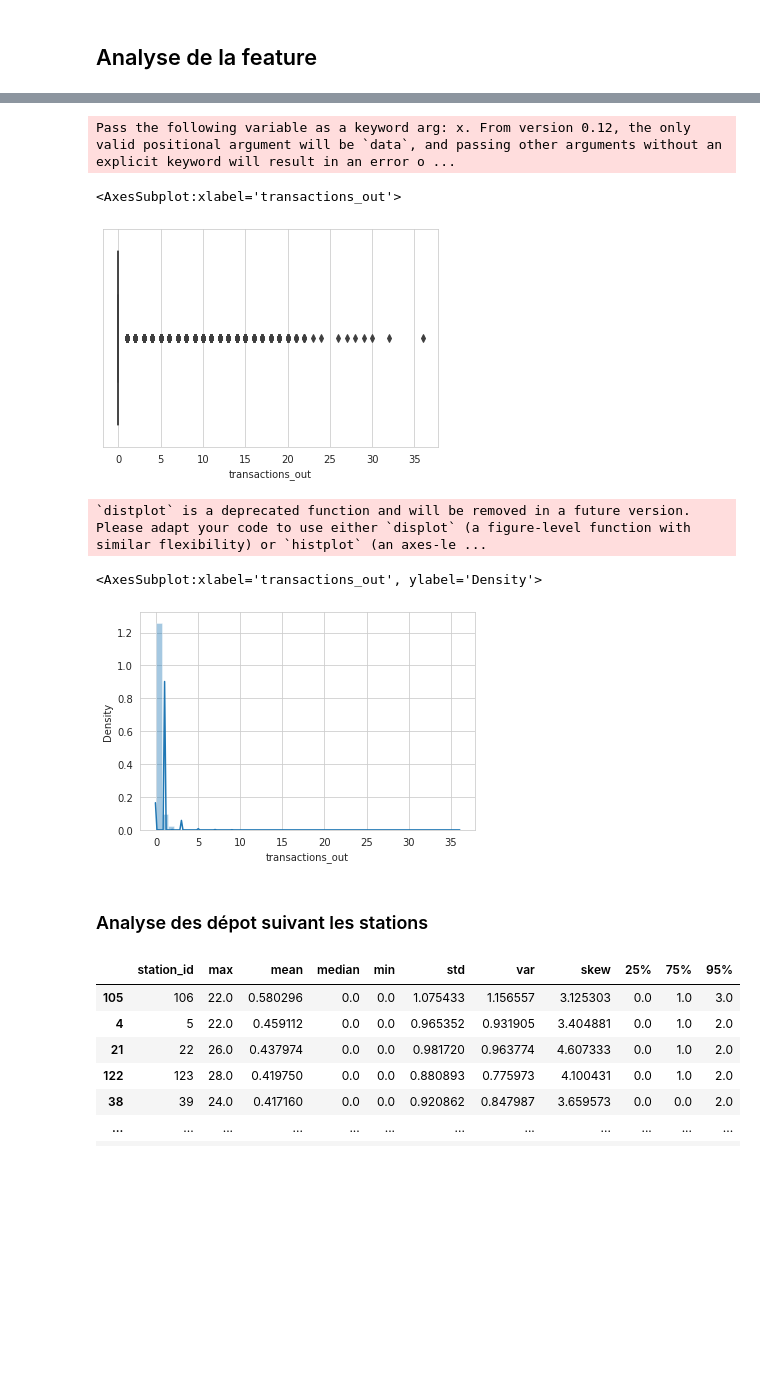
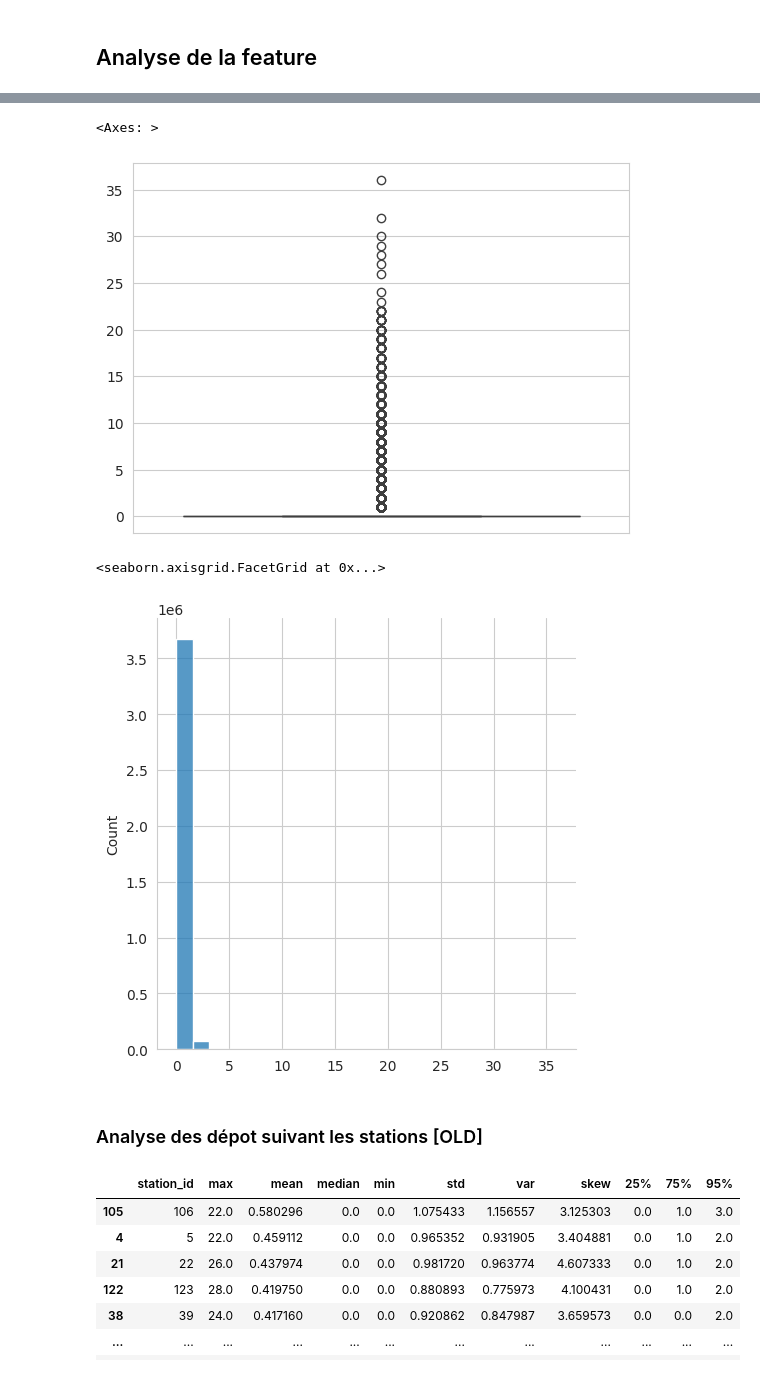
Before and after one commit to armgilles/vcub_keeper, a Jupyter notebook: notebooks/02_Features/01_transaction_out #3.ipynb, the cells around one changed output, grey strips where cells are left out. Drawn from its saved outputs; the diff is of its cells as text; code cells hidden in the pictures; blank space fills up the shorter version.

```diff
--- a/notebooks/02_Features/01_transaction_out #3.ipynb
+++ b/notebooks/02_Features/01_transaction_out #3.ipynb
@@ -177,37 +68,4 @@ activite.to_pandas().head(10)
 # %% [markdown]
 ## Industrialisation
-# %%
-def get_transactions_out(data):
-    """
-    Calcul le nombre de prise de vélo qu'il y a eu pour une même station entre 2 points de données
-
-    Parameters
-    ----------
-    data : DataFrame
-        Activité des stations Vcub
-
-    Returns
-    -------
-    data : DataFrame
-        Ajout de colonne 'transactions_out'
-
-    Examples
-    --------
-
-    activite = get_transactions_out(activite)
-    """
-
-    data["available_stands_shift"] = data.groupby("station_id")["available_stands"].shift(1)
-
-    data["available_stands_shift"] = data["available_stands_shift"].fillna(data["available_stands"])
-
-    data["transactions_out"] = data["available_stands"] - data["available_stands_shift"]
-
-    data.loc[data["transactions_out"] < 0, "transactions_out"] = 0
-
-    # Drop non usefull column
-    data.drop("available_stands_shift", axis=1, inplace=True)
-
-    return data
 # %%
 from vcub_keeper.transform.features_factory import get_transactions_out
@@ -272,7 +144,7 @@ activite[136020:136050]
 # Lecture de l'activité des stations
 activite = read_activity_vcub()
 
-activite = get_transactions_out(activite)
+activite = activite.with_columns(get_transactions_out()).collect()
 # %%
 activite.head()
 # %% [output]
@@ -297,17 +175,15 @@ Name: transactions_out, dtype: float64
 # %%
 sns.boxplot(activite["transactions_out"])
 # %% [output]
-Pass the following variable as a keyword arg: x. From version 0.12, the only valid positional argument will be `data`, and passing other arguments without an explicit keyword will result in an error o ...
+<Axes: >
-<AxesSubplot:xlabel='transactions_out'>
-[figure, old version]
+[figure, new version]
 # %%
-sns.distplot(activite["transactions_out"])
+sns.displot(activite["transactions_out"])
 # %% [output]
-`distplot` is a deprecated function and will be removed in a future version. Please adapt your code to use either `displot` (a figure-level function with similar flexibility) or `histplot` (an axes-le ...
+<seaborn.axisgrid.FacetGrid at 0x...>
-<AxesSubplot:xlabel='transactions_out', ylabel='Density'>
-[figure, old version]
+[figure, new version]
 # %% [markdown]
-### Analyse des dépot suivant les stations
+### Analyse des dépot suivant les stations [OLD]
 # %%
 depot_by_station = activite.groupby("station_id", as_index=False)["transactions_out"].agg(
     {
```
Also changed, not shown: parts of 26 cells of this notebook, 1 other file.
